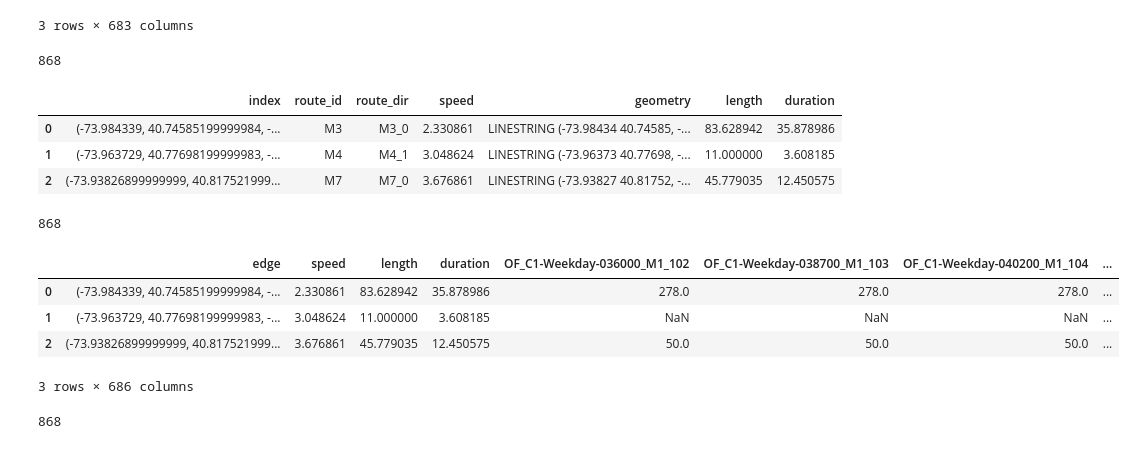
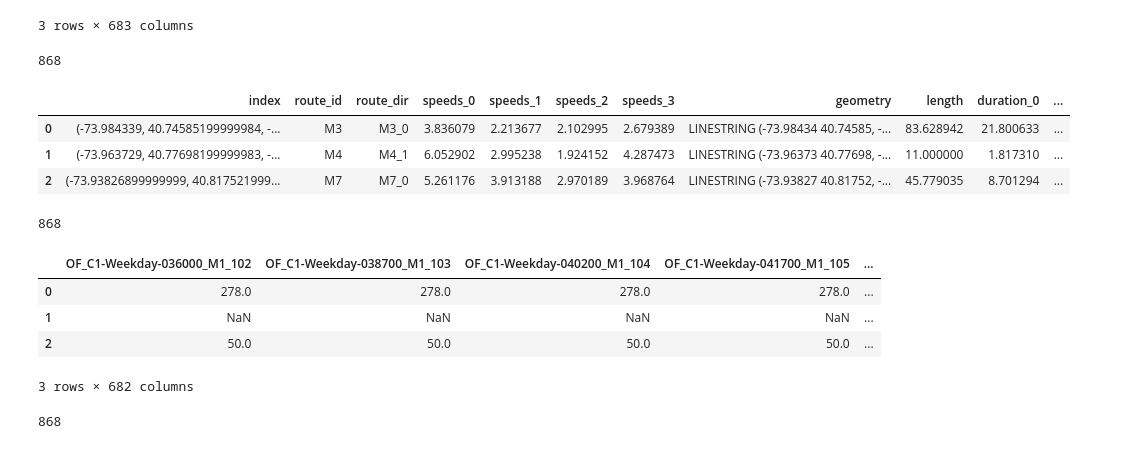
Before and after one commit to cpcarey/nyu-cusp-mlc-bus, a Jupyter notebook: src/notebooks/0200_create_ip.ipynb, the cells around one changed output. Cells and saved outputs as stored; diff of their text form; code cells hidden in the pictures.

```diff
--- a/src/notebooks/0200_create_ip.ipynb
+++ b/src/notebooks/0200_create_ip.ipynb
@@ -117,7 +117,7 @@ nx.set_edge_attributes(all_routes_mg, avg_speed_attr_dict)
 all_nodes_gdf = graph_to_node_gdf(all_routes_mg)
 all_edges_gdf = graph_to_edge_gdf(all_routes_mg)
 # %%
-edges = ((edge[0], edge[1]) for edge in all_routes_mg.edges(data=True) if 'speed' in edge[2])
+edges = ((edge[0], edge[1]) for edge in all_routes_mg.edges(data=True) if 'speeds_1' in edge[2])
 speed_mg = all_routes_mg.edge_subgraph(edges)
 nx.set_edge_attributes(speed_mg, avg_speed_attr_dict)
 # %%
@@ -134,7 +134,7 @@ nx.set_edge_attributes(trip_mg, all_trip_attr_dict)
 trip_edges_gdf = graph_to_edge_gdf(trip_mg)
 trip_edges_gdf = trip_edges_gdf.reset_index()
 trip_edges_gdf = trip_edges_gdf.rename(columns={'index': 'edge'})
-trip_edges_gdf = trip_edges_gdf.drop(columns=['route_id', 'route_dir', 'speed', 'geometry', 'length'])
+trip_edges_gdf = trip_edges_gdf.drop(columns=['route_id', 'route_dir', 'speeds_0', 'speeds_1', 'speeds_2', 'speeds_3', 'geometry', 'length'])
 peek(trip_edges_gdf)
 # %% [output]
 868
@@ -146,26 +146,30 @@ peek(trip_edges_gdf)
 # %%
 ip_edges_gdf = speed_edges_gdf.reset_index()
 ip_edges_gdf['length'] = ip_edges_gdf['length'] * (0.11 / 0.000001)
-ip_edges_gdf['duration'] = ip_edges_gdf['length'] / ip_edges_gdf['speed']
+ip_edges_gdf['duration_0'] = ip_edges_gdf['length'] / ip_edges_gdf['speeds_0']
+ip_edges_gdf['duration_1'] = ip_edges_gdf['length'] / ip_edges_gdf['speeds_1']
+ip_edges_gdf['duration_2'] = ip_edges_gdf['length'] / ip_edges_gdf['speeds_2']
+ip_edges_gdf['duration_3'] = ip_edges_gdf['length'] / ip_edges_gdf['speeds_3']
+ip_edges_gdf[[]] = ip_edges_gdf.fillna(0)
 peek(ip_edges_gdf)
 # %% [output]
 868
-|  | index | route_id | route_dir | speed | geometry | length | duration |
-| 0 | (-73.984339, 40.74585199999984, -... | M3 | M3_0 | 2.330861 | LINESTRING (-73.98434 40.74585, -... | 83.628942 | 35.878986 |
-| 1 | (-73.963729, 40.77698199999983, -... | M4 | M4_1 | 3.048624 | LINESTRING (-73.96373 40.77698, -... | 11.000000 | 3.608185 |
-| 2 | (-73.93826899999999, 40.817521999... | M7 | M7_0 | 3.676861 | LINESTRING (-73.93827 40.81752, -... | 45.779035 | 12.450575 |
+|  | index | route_id | route_dir | speeds_0 | speeds_1 | speeds_2 | speeds_3 | geometry | length | duration_0 | ... |
+| 0 | (-73.984339, 40.74585199999984, -... | M3 | M3_0 | 3.836079 | 2.213677 | 2.102995 | 2.679389 | LINESTRING (-73.98434 40.74585, -... | 83.628942 | 21.800633 | ... |
+| 1 | (-73.963729, 40.77698199999983, -... | M4 | M4_1 | 6.052902 | 2.995238 | 1.924152 | 4.287473 | LINESTRING (-73.96373 40.77698, -... | 11.000000 | 1.817310 | ... |
+| 2 | (-73.93826899999999, 40.817521999... | M7 | M7_0 | 5.261176 | 3.913188 | 2.970189 | 3.968764 | LINESTRING (-73.93827 40.81752, -... | 45.779035 | 8.701294 | ... |
 # %%
-edge_manifest = ip_edges_gdf[['index', 'speed', 'length', 'duration']]
+edge_manifest = ip_edges_gdf[['index', 'speeds_0', 'speeds_1', 'speeds_2', 'speeds_3', 'length', 'duration_0', 'duration_1', 'duration_2', 'duration_3']]
 edge_manifest = edge_manifest.rename(columns={'index': 'edge'})
 edge_manifest = edge_manifest.merge(trip_edges_gdf, left_on='edge', right_on='edge', how='left')
-peek(edge_manifest)
+peek(edge_manifest.iloc[:, 10:])
 # %% [output]
 868
-|  | edge | speed | length | duration | OF_C1-Weekday-036000_M1_102 | OF_C1-Weekday-038700_M1_103 | OF_C1-Weekday-040200_M1_104 | ... |
-| 0 | (-73.984339, 40.74585199999984, -... | 2.330861 | 83.628942 | 35.878986 | 278.0 | 278.0 | 278.0 | ... |
-| 1 | (-73.963729, 40.77698199999983, -... | 3.048624 | 11.000000 | 3.608185 | NaN | NaN | NaN | ... |
-| 2 | (-73.93826899999999, 40.817521999... | 3.676861 | 45.779035 | 12.450575 | 50.0 | 50.0 | 50.0 | ... |
+|  | OF_C1-Weekday-036000_M1_102 | OF_C1-Weekday-038700_M1_103 | OF_C1-Weekday-040200_M1_104 | OF_C1-Weekday-041700_M1_105 | ... |
+| 0 | 278.0 | 278.0 | 278.0 | 278.0 | ... |
+| 1 | NaN | NaN | NaN | NaN | ... |
+| 2 | 50.0 | 50.0 | 50.0 | 50.0 | ... |
-3 rows × 686 columns
+3 rows × 682 columns
 # %%
 def get_start_node(edge):
     return edge[0:2]
```
Also changed, not shown: parts of 5 cells of this notebook, 2 other files.
